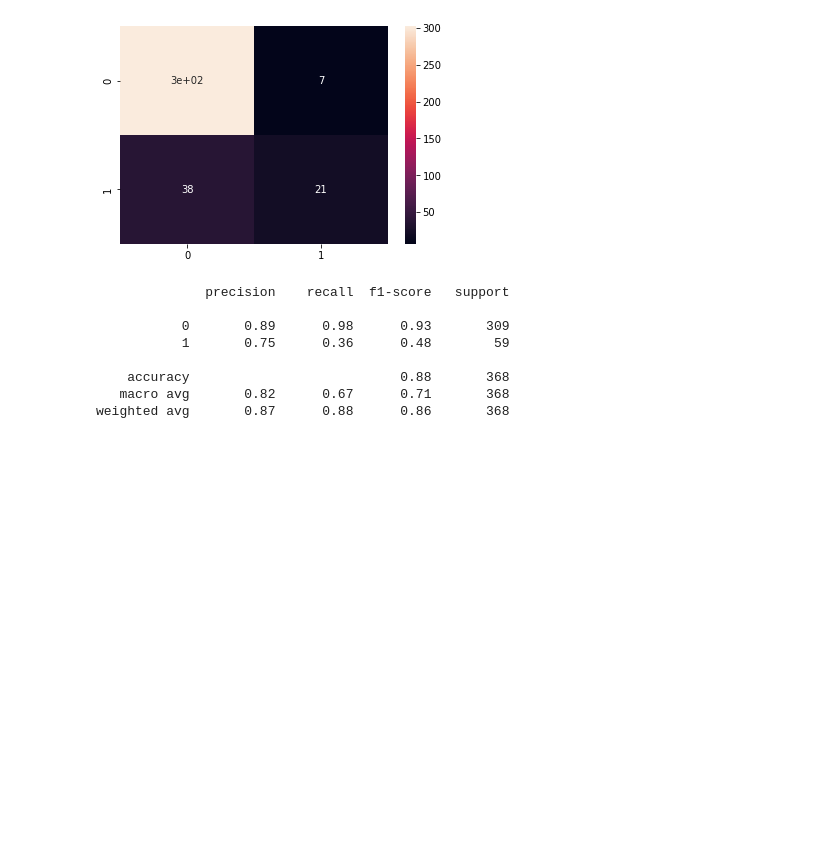
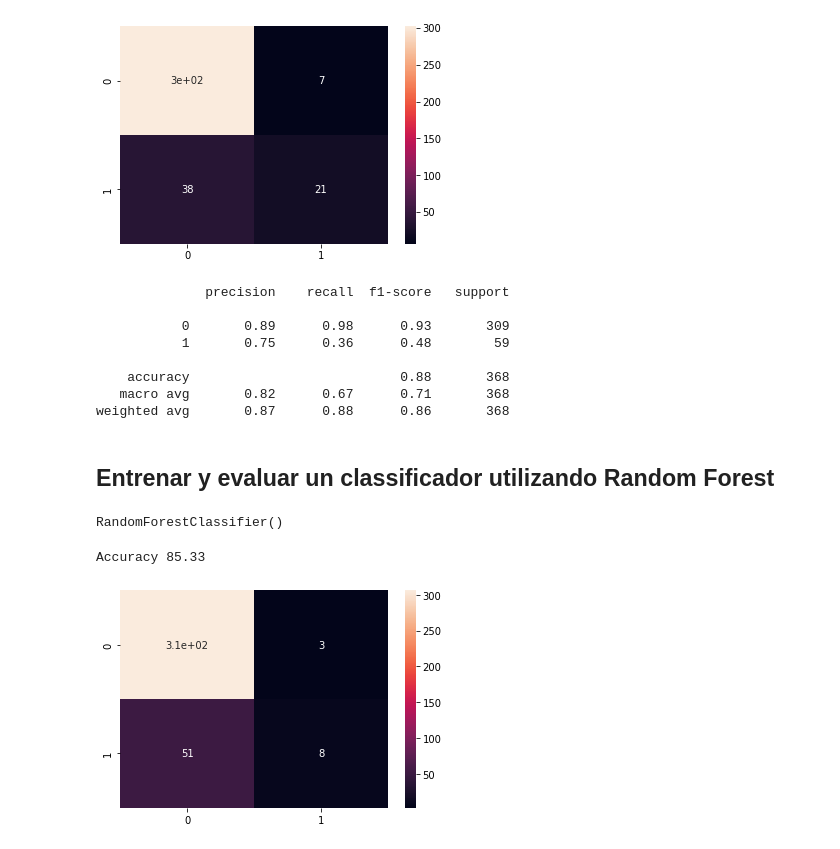
Before and after one commit to FaustinoAndres/HR_department, a Jupyter notebook: hr_department_notebook.ipynb, the cells around one changed output. Drawn from its saved outputs; the diff is of its cells as text; code cells hidden in the pictures; blank space fills up the shorter version.

Commit message:
Random Forest model

```diff
--- a/hr_department_notebook.ipynb
+++ b/hr_department_notebook.ipynb
@@ -503,3 +503,5 @@ print(classification_report(y_test, y_pred))
     accuracy                           0.88       368
    macro avg       0.82      0.67      0.71       368
 weighted avg       0.87      0.88      0.86       368
+# %% [markdown]
+## Entrenar y evaluar un classificador utilizando **Random Forest**
@@ -505,0 +510,17 @@ weighted avg       0.87      0.88      0.86       368
+# %%
+model_rf = RandomForestClassifier()
+model_rf.fit(X_train, y_train)
+# %% [output]
+RandomForestClassifier()
+# %%
+y_pred = model_rf.predict(X_test)
+# %%
+print(f'Accuracy {round(100*accuracy_score(y_pred, y_test), 2)}')
+# %% [output]
+Accuracy 85.33
+# %%
+cm_rf = confusion_matrix(y_test, y_pred)
+sns.heatmap(cm_rf, annot=True)
+plt.show()
+# %% [output]
+[figure, added]
```
Also changed, not shown: parts of 2 cells of this notebook.
